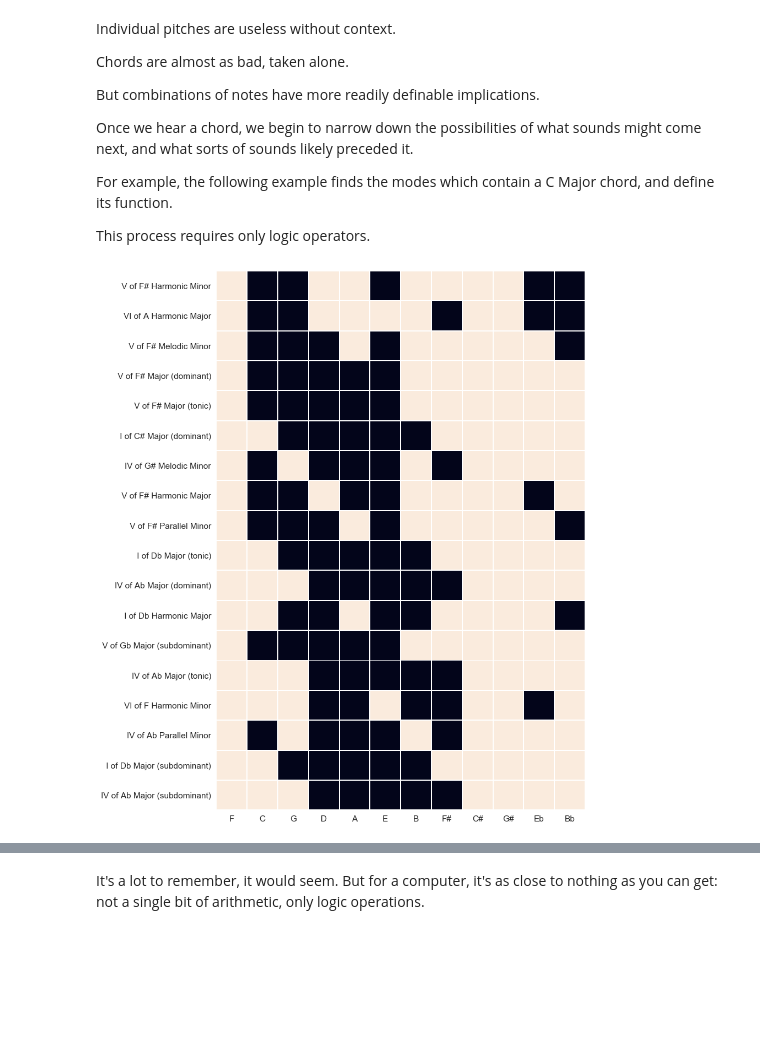
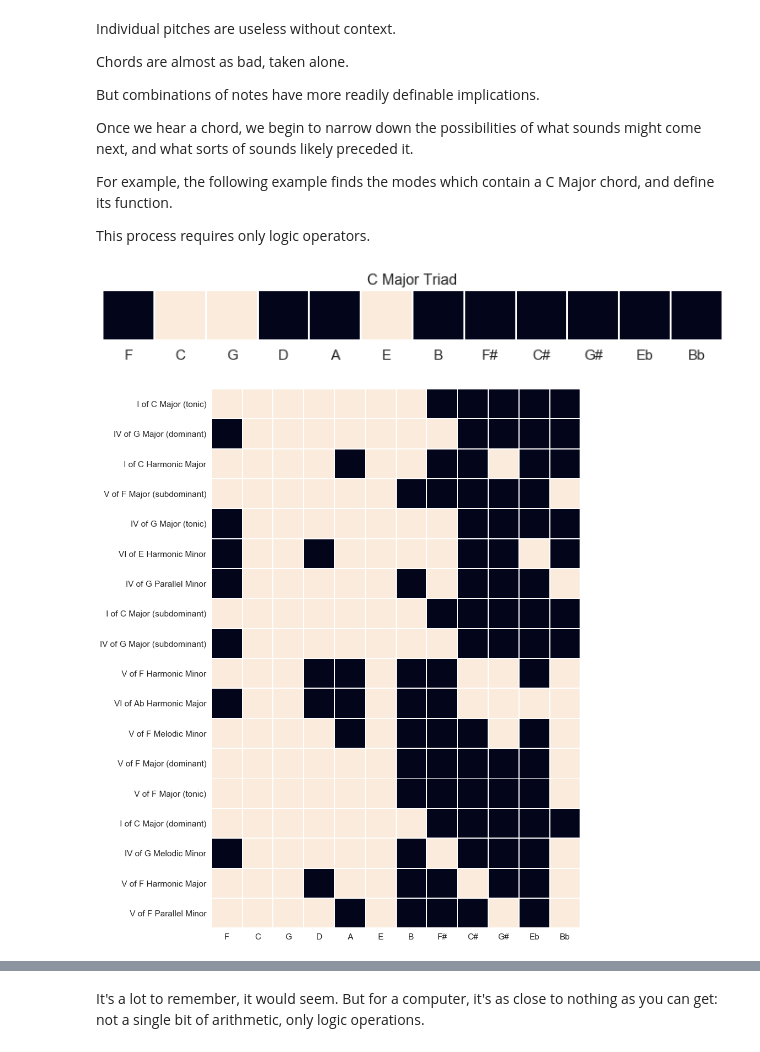
Before and after one commit to timsum/harmonypartition, a Jupyter notebook: jup/Chapter_3b_The_KP_List.ipynb, the cells around one changed output, grey strips where cells are left out. Drawn from its saved outputs; the diff is of its cells as text; code cells hidden in the pictures; blank space fills up the shorter version.

Commit message:
blues_ii for blog and KP list graphing
KP llist graphing incorporates new info getters in harmony_state

built blues_ii for blog play-along

```diff
--- a/jup/Chapter_3b_The_KP_List.ipynb
+++ b/jup/Chapter_3b_The_KP_List.ipynb
@@ -25,22 +25,27 @@ For example, the following example finds the modes which contain a C Major chord
 
 This process requires only logic operators.
 # %%
-CM_triad = 0b10001001000
+CM_triad = 0b100010010000
+CM_triad_fifths = pt_utils.c_chrom_to_f_circle(CM_triad)
+
 harmony.change_notegroup(CM_triad)
 
 binary_list = [pt_keypattern.get_binary_KP(kpdve[0], kpdve[1]) for kpdve in harmony.current_kpdve_list]
 possible_states = [harmony_state.harmony_state(kpdve) for kpdve in harmony.current_kpdve_list]
 
 tonics = [a_state.current_function_string() + " of " + a_state.current_conv_mode_complete() for a_state in possible_states]
 
+jpt_pt.notegroup_heatmap(CM_triad_fifths, title="C Major Triad")
+
 jpt_pt.multiple_notegroup_heatmap(binary_list, yticks=tonics)
 patterns = [mode + disp for mode, disp in [pt_musicutils.get_tonic_mode_disp_tuple(kpdve) for kpdve in harmony.current_kpdve_list]]
 sequence = jpt_pt.link_ordered_wavestep_sequences(patterns, duration=10)
 sequence += jpt_pt.notegroup_wavepile(CM_triad, duration=10)
 
 ipd.Audio(sequence, rate=44100)
 # %% [output]
-[figure, old version]
+[figure, new version]
+[figure, added]
 [interactive output not drawn]
 # %% [markdown]
 It's a lot to remember, it would seem. But for a computer, it's as close to nothing as you can get: not a single bit of arithmetic, only logic operations.
```
Also changed, not shown: 6 other files.
